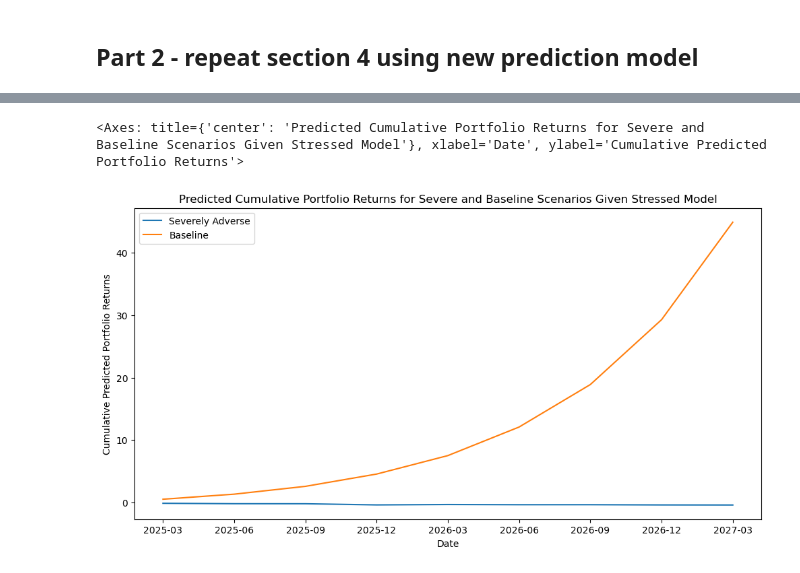
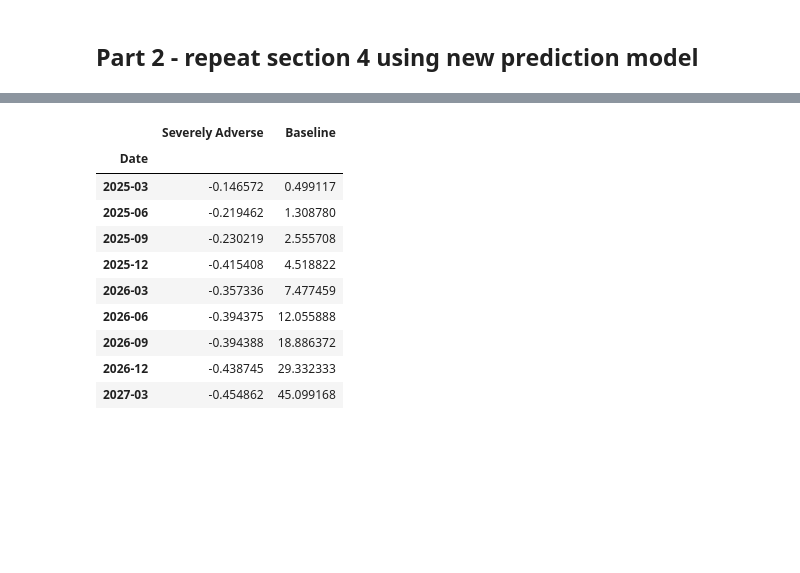
Before and after one commit to vafang25/Econ_Project_2, a Jupyter notebook: Data_Project_2.ipynb, the cells around one changed output, grey strips where cells are left out. Drawn from its saved outputs; the diff is of its cells as text; code cells hidden in the pictures; blank space fills up the shorter version.

```diff
--- a/Data_Project_2.ipynb
+++ b/Data_Project_2.ipynb
@@ -1044,22 +877,30 @@ cum_alltime_predicted_returns
 # %%
 # Use stressed data to predict portfolio returns for the severely adverse and baseline scenarios
 
 # Predict portfolio returns for the severely adverse scenario
-predicted_returns_severe, predicted_factors_severe = predict_portfolio_returns2(ffmodel, stressed_mkt_model, stressed_smb_model, stressed_hml_model, stressed_umd_model, MEVs_severe)
+predicted_returns_severe, predicted_factors_severe = predict_portfolio_returns2(ffmodel, stressed_mkt_model, stressed_smb_model, stressed_hml_model, stressed_umd_model, stressed_rmw_model, stressed_cma_model, MEVs_severe)
 predicted_returns_severe
 
 # Predict portfolio returns for the baseline scenario
-predicted_returns_baseline, predicted_factors_severe = predict_portfolio_returns2(ffmodel, stressed_mkt_model, stressed_smb_model, stressed_hml_model, stressed_umd_model, MEVs_baseline)
+predicted_returns_baseline, predicted_factors_baseline = predict_portfolio_returns2(ffmodel, stressed_mkt_model, stressed_smb_model, stressed_hml_model, stressed_umd_model, stressed_rmw_model, stressed_cma_model, MEVs_baseline)
 predicted_returns_baseline
 
 # concat the predicted returns for the severely adverse and baseline scenarios
 stressed_predicted_returns = pd.concat([predicted_returns_severe, predicted_returns_baseline], axis=1)
 stressed_predicted_returns.columns = ['Severely Adverse', 'Baseline']
 stressed_predicted_returns
 
 cum_stressed_predicted_returns = calculate_cumulative_returns(stressed_predicted_returns)
-
-cum_stressed_predicted_returns.plot(title='Predicted Cumulative Portfolio Returns for Severe and Baseline Scenarios Given Stressed Model', figsize=(12, 6), ylabel='Cumulative Predicted Portfolio Returns')
+cum_stressed_predicted_returns
 # %% [output]
-<Axes: title={'center': 'Predicted Cumulative Portfolio Returns for Severe and Baseline Scenarios Given Stressed Model'}, xlabel='Date', ylabel='Cumulative Predicted Portfolio Returns'>
-[figure, removed]
+|  | Severely Adverse | Baseline |
+| Date |  |  |
+| 2025-03 | -0.146572 | 0.499117 |
+| 2025-06 | -0.219462 | 1.308780 |
+| 2025-09 | -0.230219 | 2.555708 |
+| 2025-12 | -0.415408 | 4.518822 |
+| 2026-03 | -0.357336 | 7.477459 |
+| 2026-06 | -0.394375 | 12.055888 |
+| 2026-09 | -0.394388 | 18.886372 |
+| 2026-12 | -0.438745 | 29.332333 |
+| 2027-03 | -0.454862 | 45.099168 |
```
Also changed, not shown: parts of 31 cells of this notebook.
